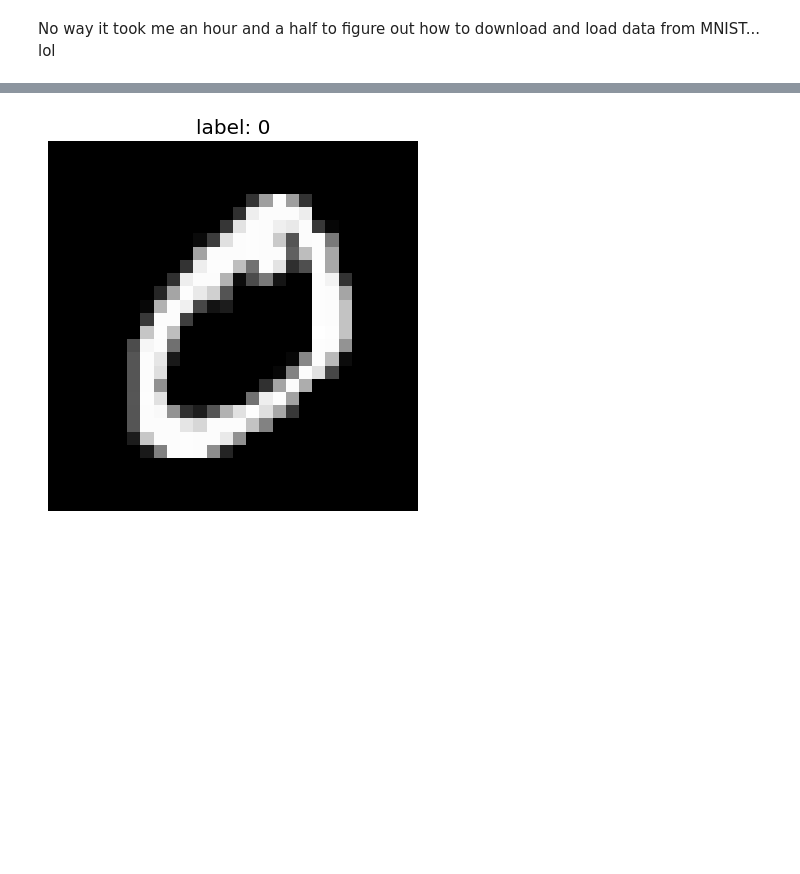
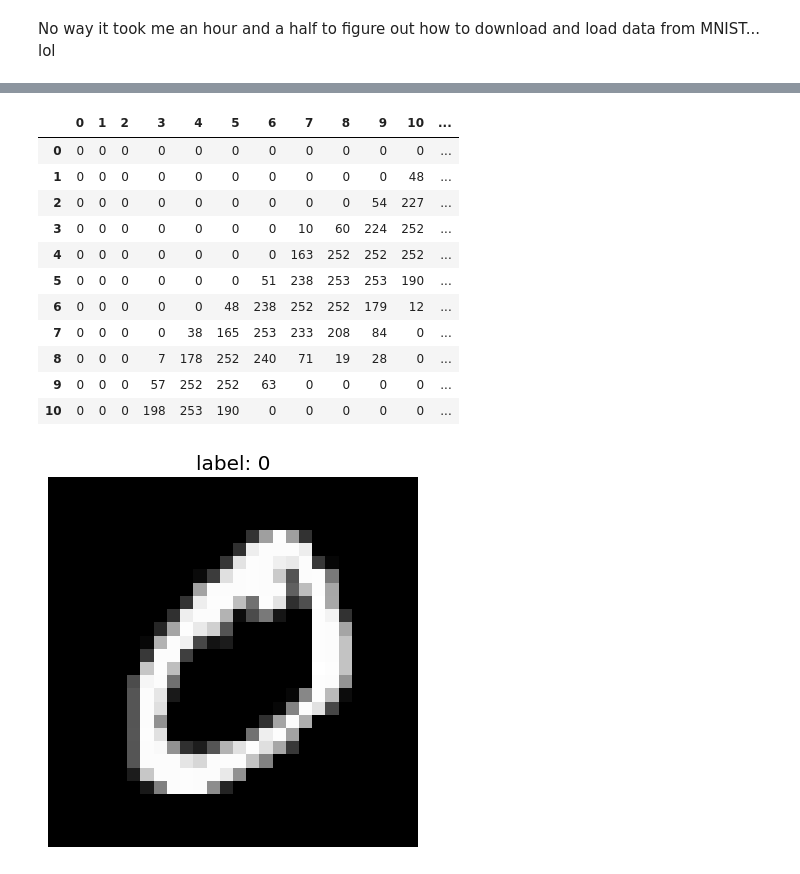
Before and after one commit to natalieho1/DigitClassifier, a Jupyter notebook: digit-classifier-0-or-1.ipynb, the cells around one changed output, grey strips where cells are left out. Saved outputs shown, nothing was run; the diff lists cells and outputs as text; code cells hidden in the pictures; blank space fills up the shorter version.

```diff
--- a/digit-classifier-0-or-1.ipynb
+++ b/digit-classifier-0-or-1.ipynb
@@ -118,0 +132,4 @@ No way it took me an hour and a half to figure out how to download and load data
+# %%
+im0 = filtered_images[0]
+print(im0[4:10])
+tensor(im0[4:10])
@@ -119,3 +158,20 @@ No way it took me an hour and a half to figure out how to download and load data
+# %%
+im0_tensor = tensor(im0)
+df = pd.DataFrame(im0_tensor[4:15,4:22])
+df.style.set_properties(**{'font-size':'6pt'}).background_gradient('Greys')
+# %% [output]
+|  | 0 | 1 | 2 | 3 | 4 | 5 | 6 | 7 | 8 | 9 | 10 | ... |
+| 0 | 0 | 0 | 0 | 0 | 0 | 0 | 0 | 0 | 0 | 0 | 0 | ... |
+| 1 | 0 | 0 | 0 | 0 | 0 | 0 | 0 | 0 | 0 | 0 | 48 | ... |
+| 2 | 0 | 0 | 0 | 0 | 0 | 0 | 0 | 0 | 0 | 54 | 227 | ... |
+| 3 | 0 | 0 | 0 | 0 | 0 | 0 | 0 | 10 | 60 | 224 | 252 | ... |
+| 4 | 0 | 0 | 0 | 0 | 0 | 0 | 0 | 163 | 252 | 252 | 252 | ... |
+| 5 | 0 | 0 | 0 | 0 | 0 | 0 | 51 | 238 | 253 | 253 | 190 | ... |
+| 6 | 0 | 0 | 0 | 0 | 0 | 48 | 238 | 252 | 252 | 179 | 12 | ... |
+| 7 | 0 | 0 | 0 | 0 | 38 | 165 | 253 | 233 | 208 | 84 | 0 | ... |
+| 8 | 0 | 0 | 0 | 7 | 178 | 252 | 240 | 71 | 19 | 28 | 0 | ... |
+| 9 | 0 | 0 | 0 | 57 | 252 | 252 | 63 | 0 | 0 | 0 | 0 | ... |
+| 10 | 0 | 0 | 0 | 198 | 253 | 190 | 0 | 0 | 0 | 0 | 0 | ... |
 # %%
 for i in range(5):
     display_image(filtered_images[i], filtered_labels[i])
```
Also changed, not shown: parts of 9 cells of this notebook.
